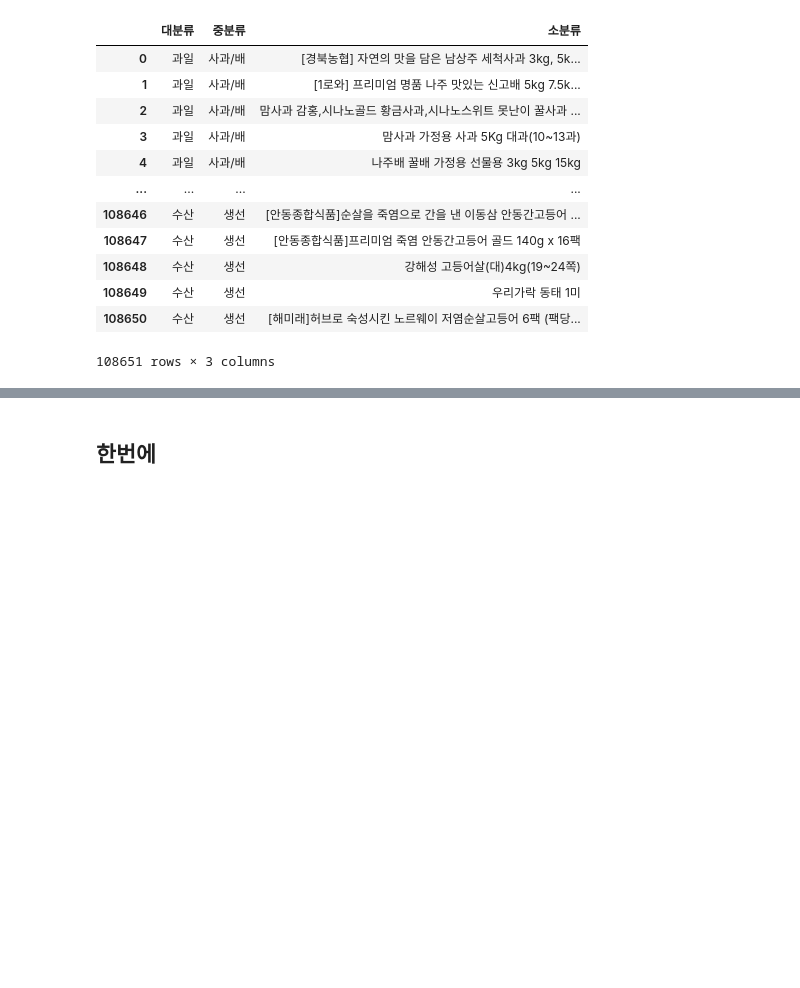
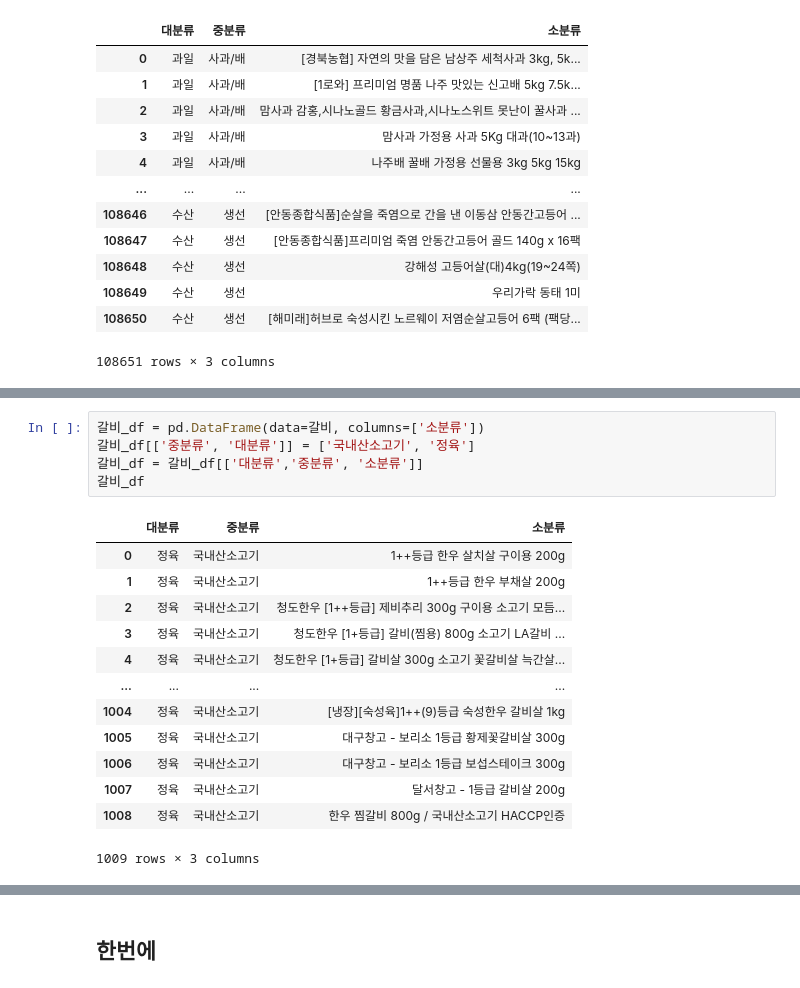
Before and after one commit to shinjangwoon/Store_Analysis, a Jupyter notebook: crawling/crawling.ipynb, the cells around one changed output, grey strips where cells are left out. Cells and saved outputs as stored; diff of their text form; blank space fills up the shorter version.

```diff
--- a/crawling/crawling.ipynb
+++ b/crawling/crawling.ipynb
@@ -4460,0 +4617,19 @@ e
+# %%
+갈비_df = pd.DataFrame(data=갈비, columns=['소분류'])
+갈비_df[['중분류', '대분류']] = ['국내산소고기', '정육']
+갈비_df = 갈비_df[['대분류','중분류', '소분류']]
+갈비_df
+# %% [output]
+|  | 대분류 | 중분류 | 소분류 |
+| 0 | 정육 | 국내산소고기 | 1++등급 한우 살치살 구이용 200g |
+| 1 | 정육 | 국내산소고기 | 1++등급 한우 부채살 200g |
+| 2 | 정육 | 국내산소고기 | 청도한우 [1++등급] 제비추리 300g 구이용 소고기 모듬... |
+| 3 | 정육 | 국내산소고기 | 청도한우 [1+등급] 갈비(찜용) 800g 소고기 LA갈비 ... |
+| 4 | 정육 | 국내산소고기 | 청도한우 [1+등급] 갈비살 300g 소고기 꽃갈비살 늑간살... |
+| ... | ... | ... | ... |
+| 1004 | 정육 | 국내산소고기 | [냉장][숙성육]1++(9)등급 숙성한우 갈비살 1kg |
+| 1005 | 정육 | 국내산소고기 | 대구창고 - 보리소 1등급 황제꽃갈비살 300g |
+| 1006 | 정육 | 국내산소고기 | 대구창고 - 보리소 1등급 보섭스테이크 300g |
+| 1007 | 정육 | 국내산소고기 | 달서창고 - 1등급 갈비살 200g |
+| 1008 | 정육 | 국내산소고기 | 한우 찜갈비 800g / 국내산소고기 HACCP인증 |
+1009 rows × 3 columns
```
Also changed, not shown: parts of 87 cells of this notebook.
